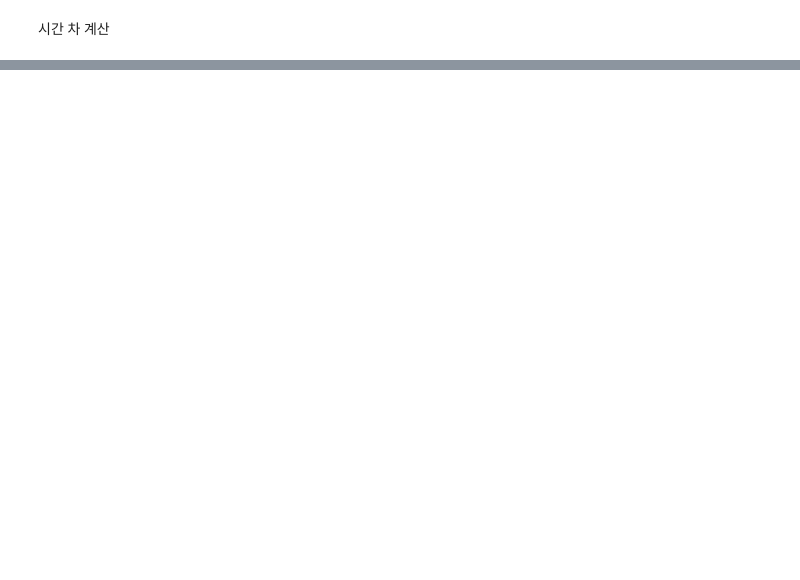
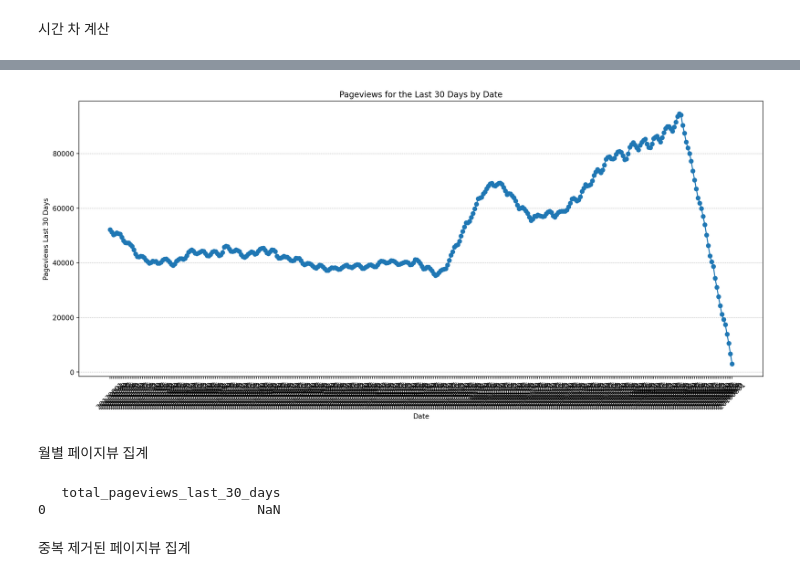
Before and after one commit to Haaahm/DA_School_1, a Jupyter notebook: 0830-marketing.ipynb, the cells around one changed output, grey strips where cells are left out. Drawn from its saved outputs; the diff is of its cells as text; code cells hidden in the pictures; blank space fills up the shorter version.

```diff
--- a/0830-marketing.ipynb
+++ b/0830-marketing.ipynb
@@ -997,0 +1668,52 @@ Using Kaggle's public dataset BigQuery integration.
+# %%
+# Plotting the data
+
+plt.figure(figsize=(15, 7))
+plt.plot(result['date'], result['pageviews_last_30_days'], marker='o', linestyle='-')
+plt.title('Pageviews for the Last 30 Days by Date')
+plt.xlabel('Date')
+plt.ylabel('Pageviews Last 30 Days')
+plt.xticks(rotation=45)
+plt.grid(True, which='both', axis='y', linestyle='--', linewidth=0.5)
+plt.tight_layout()
+plt.show()
+# %% [output]
+[figure, added]
+# %% [markdown]
+월별 페이지뷰 집계
+# %%
+# 쿼리를 정의합니다.
+query = """
+WITH Last30Days AS (
+    SELECT
+        date,
+        COUNT(hit.page.pagePath) AS daily_pageviews
+
+    FROM
+        `bigquery-public-data.google_analytics_sample.ga_sessions_*`,
+        UNNEST(hits) AS hit
+
+    WHERE
+        hit.eventInfo.eventAction is not null
+        AND DATE_DIFF(CURRENT_DATE(), PARSE_DATE('%Y%m%d', date), DAY) <= 30
+
+    GROUP BY
+        date
+)
+
+SELECT
+    SUM(daily_pageviews) AS total_pageviews_last_30_days
+FROM
+    Last30Days;
+
+"""
+
+# 쿼리를 실행합니다.
+result = client.query(query).result().to_dataframe()
+
+print(result)
+# %% [output]
+   total_pageviews_last_30_days
+0                           NaN
+# %% [markdown]
+중복 제거된 페이지뷰 집계
```
Also changed, not shown: parts of 48 cells of this notebook.
